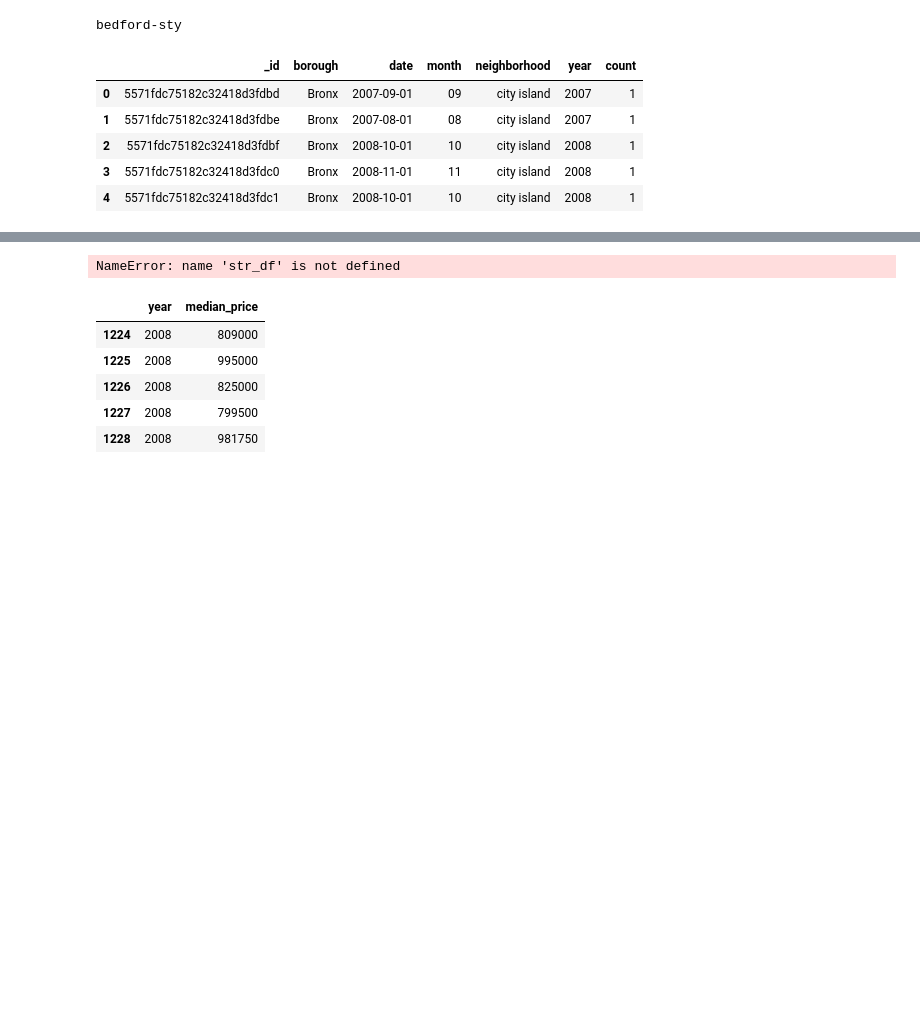
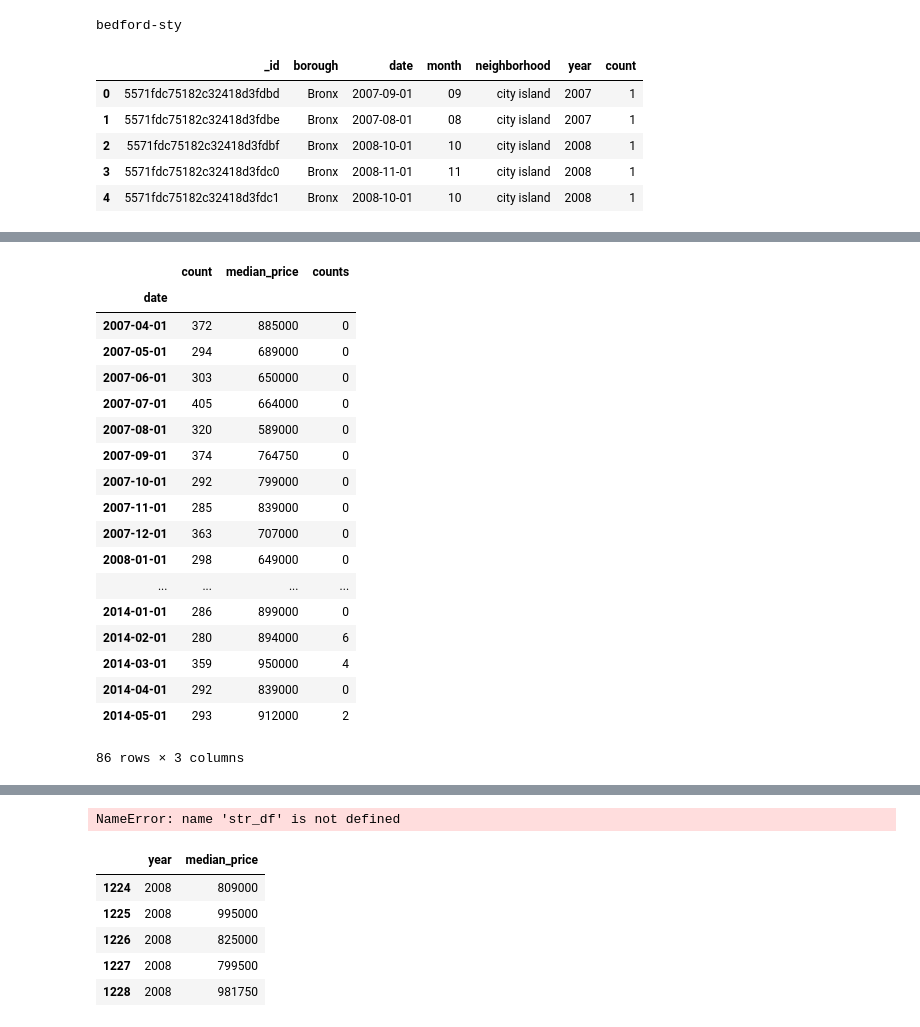
Before and after one commit to gfsoileau/soothsay_appreciation_predictor, a Jupyter notebook: re_predictor.ipynb, the cells around one changed output, grey strips where cells are left out. Cells and saved outputs as stored; diff of their text form; code cells hidden in the pictures; blank space fills up the shorter version.

```diff
--- a/re_predictor.ipynb
+++ b/re_predictor.ipynb
@@ -595,0 +564,8 @@ ValueError: Pandas data cast to numpy dtype of object. Check input data with np.
+# %%
+gt['count'] = gt['count'].convert_objects(convert_numeric=True)
+gt['date'] = pd.to_datetime(gt['date'], format="%Y-%m-%d")
+grouped_g = gt.groupby(['date'], as_index=False)
+grouped_g = grouped_g.aggregate(np.sum)
+grouped_g =grouped_g.drop(grouped_g.index[0:39])
+grouped_g =grouped_g.drop(grouped_g.index[88:])
+# grouped_g
@@ -595,0 +603,6 @@ ValueError: Pandas data cast to numpy dtype of object. Check input data with np.
+# %%
+data3 = pd.merge(pd.merge(grouped_g,grouped_e, how='outer'),grouped_n,how='outer')
+data3.fillna(0, inplace=True)
+data3.head(5)
+data3 = data3.set_index(['date'])
+data3 =data3.drop(data3.index[-4:])
@@ -595,0 +617,28 @@ ValueError: Pandas data cast to numpy dtype of object. Check input data with np.
+# %%
+
+# data
+# data =data.drop(data.index[-4:])
+
+data3 =data3.drop(data3.index[-4:])
+# %%
+data3
+# %% [output]
+|  | count | median_price | counts |
+| date |  |  |  |
+| 2007-04-01 | 372 | 885000 | 0 |
+| 2007-05-01 | 294 | 689000 | 0 |
+| 2007-06-01 | 303 | 650000 | 0 |
+| 2007-07-01 | 405 | 664000 | 0 |
+| 2007-08-01 | 320 | 589000 | 0 |
+| 2007-09-01 | 374 | 764750 | 0 |
+| 2007-10-01 | 292 | 799000 | 0 |
+| 2007-11-01 | 285 | 839000 | 0 |
+| 2007-12-01 | 363 | 707000 | 0 |
+| 2008-01-01 | 298 | 649000 | 0 |
+| ... | ... | ... | ... |
+| 2014-01-01 | 286 | 899000 | 0 |
+| 2014-02-01 | 280 | 894000 | 6 |
+| 2014-03-01 | 359 | 950000 | 4 |
+| 2014-04-01 | 292 | 839000 | 0 |
+| 2014-05-01 | 293 | 912000 | 2 |
+86 rows × 3 columns
```
Also changed, not shown: parts of 39 cells of this notebook.
